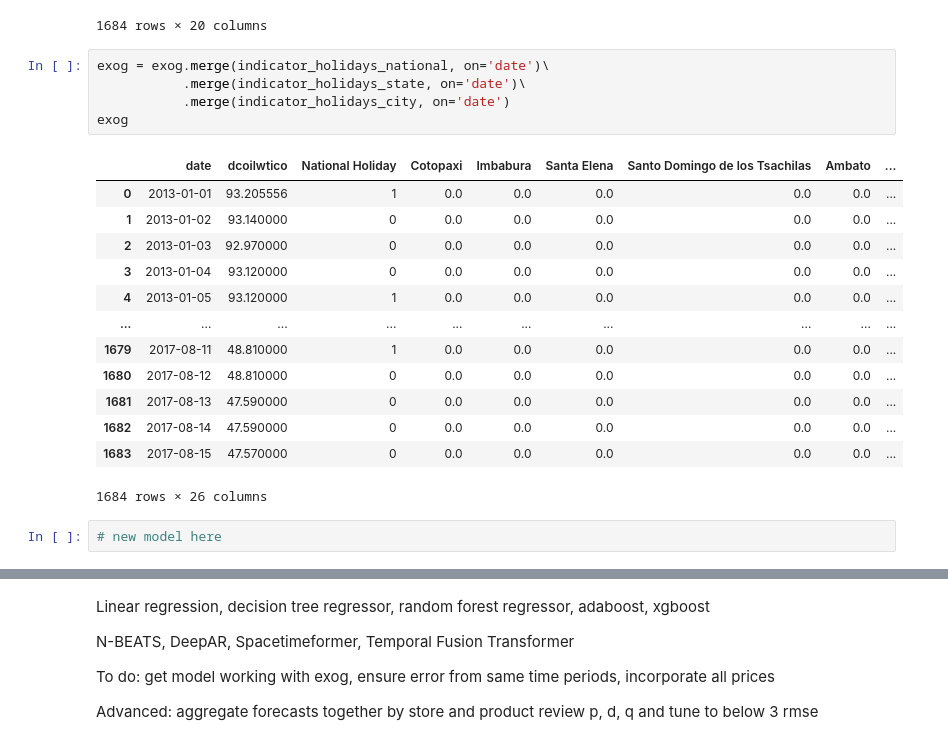
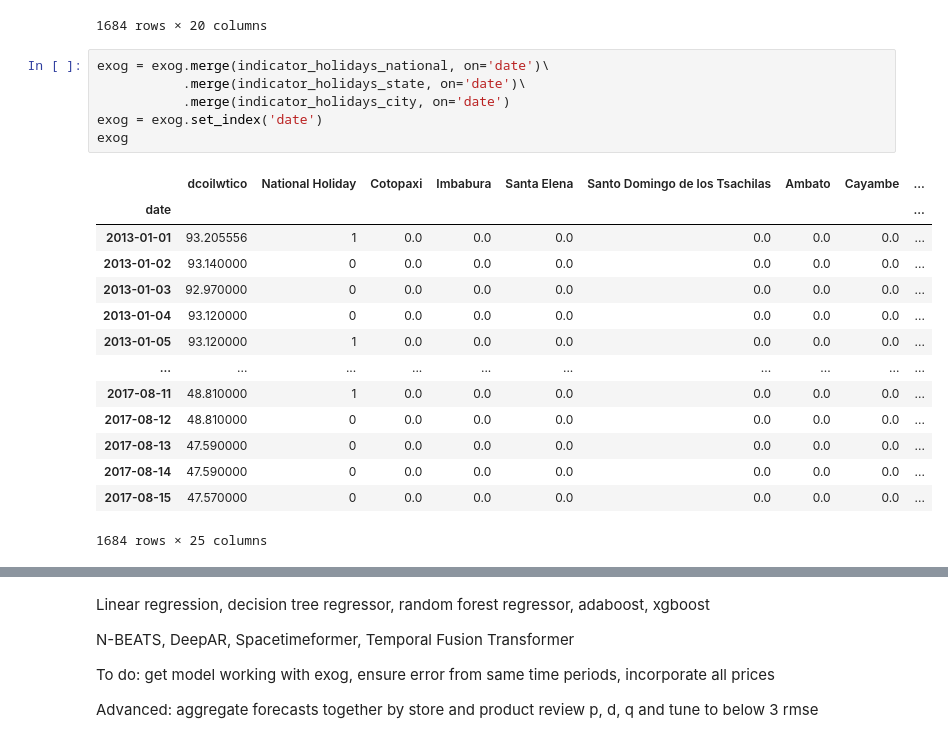
Before and after one commit to Nasibul/e-commerce, a Jupyter notebook: ml-inventory/New Folder/Advanced ARIMA.ipynb, the cells around one changed output, grey strips where cells are left out. Drawn from its saved outputs; the diff is of its cells as text.

```diff
--- a/ml-inventory/New Folder/Advanced ARIMA.ipynb
+++ b/ml-inventory/New Folder/Advanced ARIMA.ipynb
@@ -525,21 +525,21 @@ indicator_holidays_city
 # %%
 exog = exog.merge(indicator_holidays_national, on='date')\
            .merge(indicator_holidays_state, on='date')\
            .merge(indicator_holidays_city, on='date')
+exog = exog.set_index('date')
 exog
 # %% [output]
-|  | date | dcoilwtico | National Holiday | Cotopaxi | Imbabura | Santa Elena | Santo Domingo de los Tsachilas | Ambato | ... |
-| 0 | 2013-01-01 | 93.205556 | 1 | 0.0 | 0.0 | 0.0 | 0.0 | 0.0 | ... |
-| 1 | 2013-01-02 | 93.140000 | 0 | 0.0 | 0.0 | 0.0 | 0.0 | 0.0 | ... |
-| 2 | 2013-01-03 | 92.970000 | 0 | 0.0 | 0.0 | 0.0 | 0.0 | 0.0 | ... |
-| 3 | 2013-01-04 | 93.120000 | 0 | 0.0 | 0.0 | 0.0 | 0.0 | 0.0 | ... |
-| 4 | 2013-01-05 | 93.120000 | 1 | 0.0 | 0.0 | 0.0 | 0.0 | 0.0 | ... |
+|  | dcoilwtico | National Holiday | Cotopaxi | Imbabura | Santa Elena | Santo Domingo de los Tsachilas | Ambato | Cayambe | ... |
+| date |  |  |  |  |  |  |  |  | ... |
+| 2013-01-01 | 93.205556 | 1 | 0.0 | 0.0 | 0.0 | 0.0 | 0.0 | 0.0 | ... |
+| 2013-01-02 | 93.140000 | 0 | 0.0 | 0.0 | 0.0 | 0.0 | 0.0 | 0.0 | ... |
+| 2013-01-03 | 92.970000 | 0 | 0.0 | 0.0 | 0.0 | 0.0 | 0.0 | 0.0 | ... |
+| 2013-01-04 | 93.120000 | 0 | 0.0 | 0.0 | 0.0 | 0.0 | 0.0 | 0.0 | ... |
+| 2013-01-05 | 93.120000 | 1 | 0.0 | 0.0 | 0.0 | 0.0 | 0.0 | 0.0 | ... |
 | ... | ... | ... | ... | ... | ... | ... | ... | ... | ... |
-| 1679 | 2017-08-11 | 48.810000 | 1 | 0.0 | 0.0 | 0.0 | 0.0 | 0.0 | ... |
-| 1680 | 2017-08-12 | 48.810000 | 0 | 0.0 | 0.0 | 0.0 | 0.0 | 0.0 | ... |
-| 1681 | 2017-08-13 | 47.590000 | 0 | 0.0 | 0.0 | 0.0 | 0.0 | 0.0 | ... |
-| 1682 | 2017-08-14 | 47.590000 | 0 | 0.0 | 0.0 | 0.0 | 0.0 | 0.0 | ... |
-| 1683 | 2017-08-15 | 47.570000 | 0 | 0.0 | 0.0 | 0.0 | 0.0 | 0.0 | ... |
+| 2017-08-11 | 48.810000 | 1 | 0.0 | 0.0 | 0.0 | 0.0 | 0.0 | 0.0 | ... |
+| 2017-08-12 | 48.810000 | 0 | 0.0 | 0.0 | 0.0 | 0.0 | 0.0 | 0.0 | ... |
+| 2017-08-13 | 47.590000 | 0 | 0.0 | 0.0 | 0.0 | 0.0 | 0.0 | 0.0 | ... |
+| 2017-08-14 | 47.590000 | 0 | 0.0 | 0.0 | 0.0 | 0.0 | 0.0 | 0.0 | ... |
+| 2017-08-15 | 47.570000 | 0 | 0.0 | 0.0 | 0.0 | 0.0 | 0.0 | 0.0 | ... |
-1684 rows × 26 columns
+1684 rows × 25 columns
-# %%
-# new model here
```
Also changed, not shown: parts of 7 cells of this notebook.
